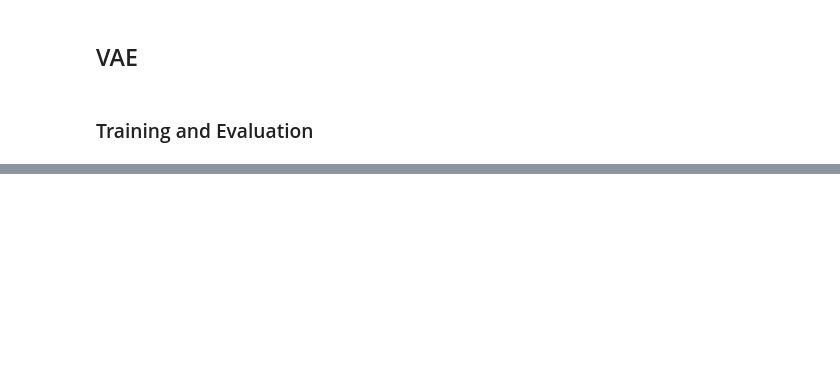
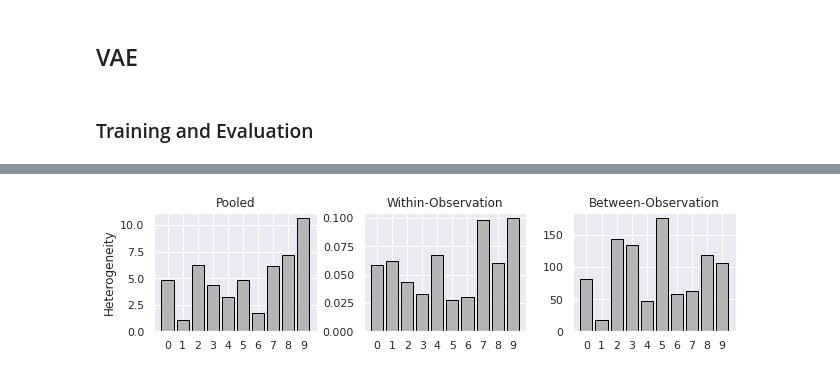
Before and after one commit to harvey2phase/rrh-MNIST, a Jupyter notebook: cnn_vae.ipynb, the cells around one changed output, grey strips where cells are left out. Drawn from its saved outputs; the diff is of its cells as text; code cells hidden in the pictures; blank space fills up the shorter version.

```diff
--- a/cnn_vae.ipynb
+++ b/cnn_vae.ipynb
@@ -185,3 +190,0 @@ def load_cnn(model_name, optimizer_name = None):
-# %%
-cnn = create_and_train_cnn()
-#cnn = load_cnn("14-12_epoch=14.pth")
@@ -285,10 +284,7 @@ def vae_loss(recon_loss, mu, logvar):
 ### Training and Evaluation
 # %%
 def train_vae(
-    vae = None, optimizer = None, epochs = 0,
-    evaluate = False,
-    train_dataloader = cnn_train_dataloader,
-    save_path = None,
+    vae = None, optimizer = None, evaluate = True, norm = True,
 ):
     """ Trains, and returns one VAE model """
 
@@ -306,7 +302,6 @@ def train_vae(
     num_params = sum(p.numel() for p in vae.parameters() if p.requires_grad)
     print('Number of parameters: %d' % num_params)
 
-    # set to training mode
     vae.train()
 
     if evaluate:
@@ -325,9 +320,8 @@ def train_vae(
             image_batch = image_batch.to(device)
             image_batch = cnn.penultimate_layers(image_batch)
 
-            image_batch_recon, latent_mu, latent_logvar = vae(
-                (image_batch, True)
-            )
+            image_batch_recon, latent_mu, latent_logvar = vae(image_batch)
+            #plot(image_batch, image_batch_recon)
 
             recon_loss = reconstruction_error(image_batch_recon, image_batch)
             loss = vae_loss(recon_loss, latent_mu, latent_logvar)
@@ -351,6 +345,9 @@ def train_vae(
             recon_loss_avg, loss_avg = eval_model(vae)
             test_recon_loss.append(recon_loss_avg / TEST_BATCH_SIZE)
             test_loss.append(loss_avg / TEST_BATCH_SIZE)
+
+            recon_loss_avg, loss_avg = eval_model(vae)
+
             vae.train()
 
         print("%d, " % (epoch+1), end = "")
@@ -358,9 +355,9 @@ def train_vae(
     print()
     if evaluate:
         return (
-            vae,
+            vae, optimizer,
             [np.array(train_loss), np.array(train_recon_loss)],
             [np.array(test_loss), np.array(test_recon_loss)],
         )
-    return vae
+    return vae, optimizer
 # %%
@@ -436,0 +583,17 @@ print(RESULTS_FOLDER)
+# %%
+VAE_EPOCH = 10
+epoch = 0
+#vae1, optimizer = load_vae("12-18_00-27", vae_name = "vae_epoch=30.pth")
+vae1, optimizer, train_losses, test_losses = train_vae(
+    #vae = vae1, optimizer = optimizer,
+    evaluate = True,
+)
+
+torch.save(vae1.state_dict(), os.path.join(
+    RESULTS_FOLDER, "vae_epoch=" + str(epoch + VAE_EPOCH) + ".pth"
+))
+torch.save(optimizer.state_dict(), os.path.join(RESULTS_FOLDER, "adam.pth"))
+with open(os.path.join(RESULTS_FOLDER, "vae.txt"), "w+") as f:
+    f.write(str(vae1))
+drive.flush_and_unmount()
+drive.mount(GDRIVE)
@@ -578,3 +615,7 @@ plot_rrh(gammas, alphas, betas, filename = "het_train")
 # %%
-gammas, alphas, betas = calculate_rrh(vae1, X = test_X, y = test_y)
+gammas, alphas, betas = calculate_rrh(
+    vae1, X = test_X, y = test_y,
+)
 plot_rrh(gammas, alphas, betas, filename = "het_test")
+# %% [output]
+[figure, added]
```
Also changed, not shown: parts of 43 cells of this notebook.
